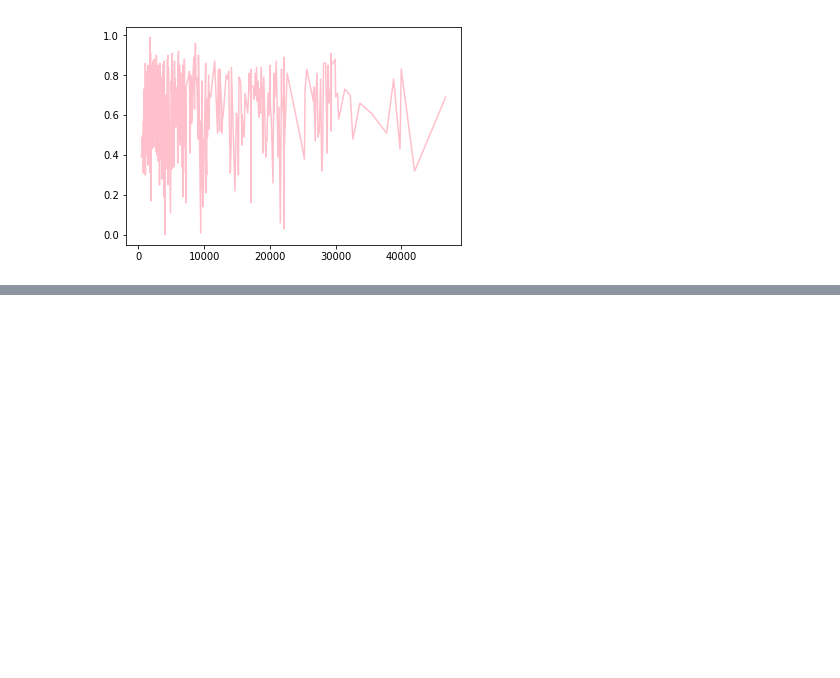
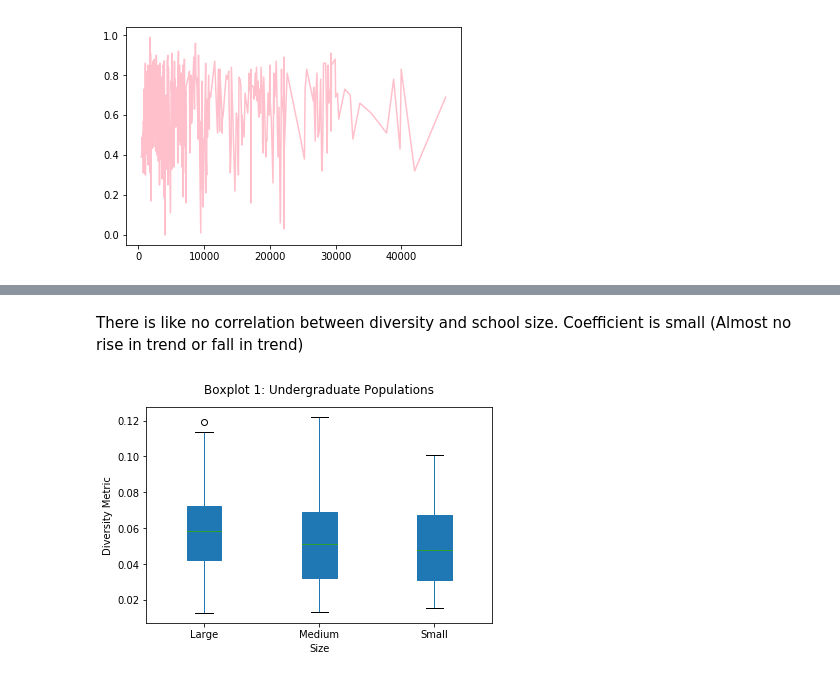
Before and after one commit to nforesti/education, a Jupyter notebook: top500_undergradpop_demographic.ipynb, the cells around one changed output, grey strips where cells are left out. Cells and saved outputs as stored; diff of their text form; code cells hidden in the pictures; blank space fills up the shorter version.

```diff
--- a/top500_undergradpop_demographic.ipynb
+++ b/top500_undergradpop_demographic.ipynb
@@ -219,0 +347,16 @@ plt.plot(df_sorted.undergradpop, df_top500["White"], 'pink')
+# %% [markdown]
+There is like no correlation between diversity and school size. Coefficient is small (Almost no rise in trend or fall in trend)
+# %%
+data1 = df_top.assign(Size=1)
+data2 = df_mid.assign(Size=2)
+data3 = df_bot.assign(Size=3)
+cdf = pd.concat([data1,data2,data3])
+#mdf = pd.melt(cdf, id_vars=['Size'], var_name=['var'])
+boxy = cdf.boxplot(by ='Size', column =['var'], grid = False,patch_artist = True)
+plt.xticks([1, 2, 3], ['Large', 'Medium', 'Small'])
+plt.suptitle("Boxplot 1: Undergraduate Populations")
+plt.title("")
+boxy.set_ylabel('Diversity Metric')
+colors = ['lightblue', 'lightgreen', 'pink']
+# %% [output]
+[figure, added]
```
Also changed, not shown: parts of 14 cells of this notebook, 1 other file.
